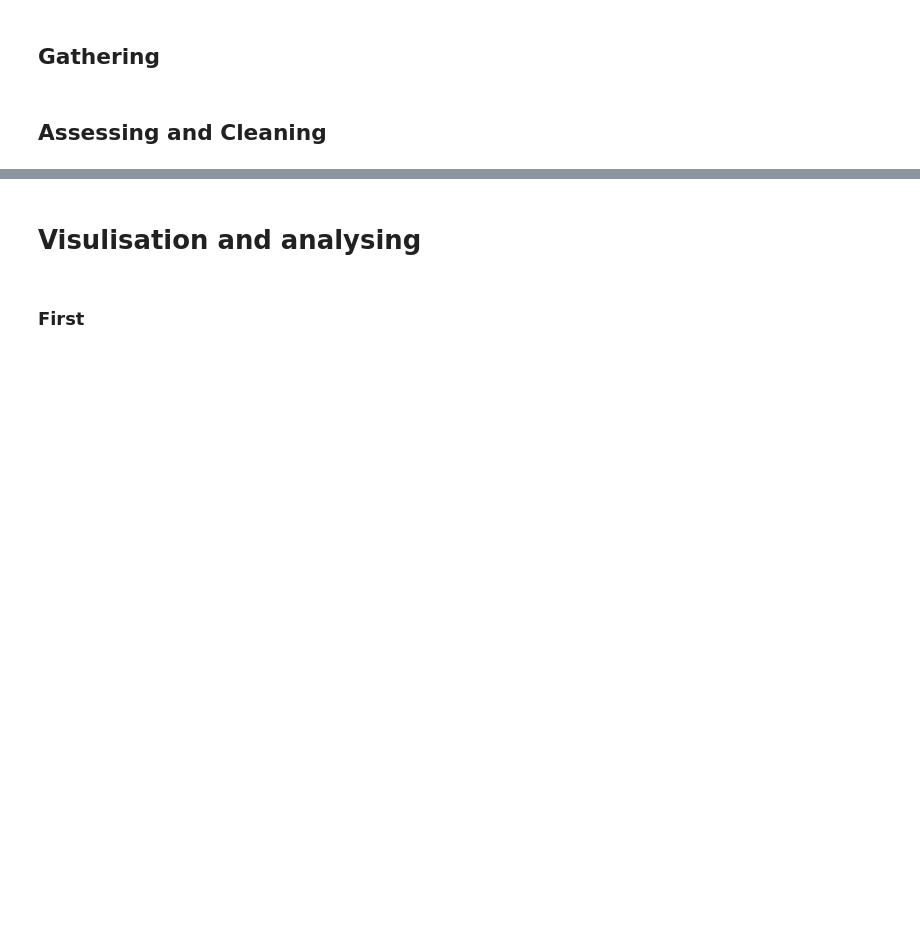
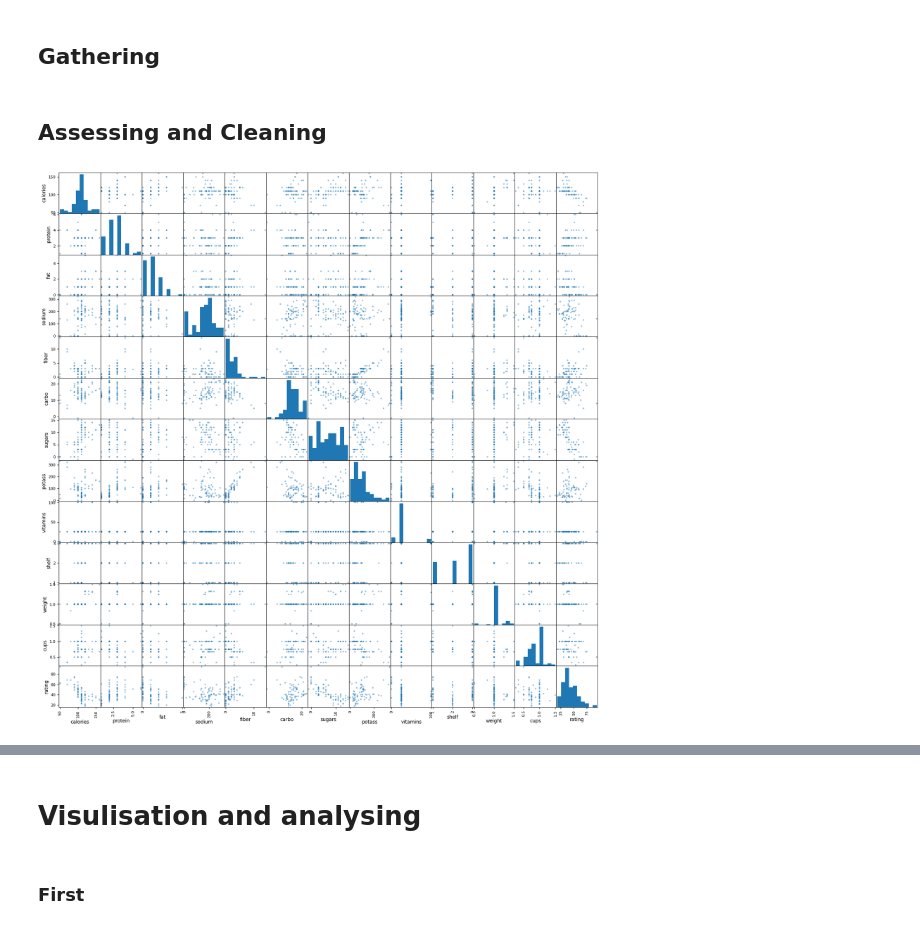
Before and after one commit to zyad-khaled/COGNORISE, a Jupyter notebook: Second task/secondproject.ipynb, the cells around one changed output, grey strips where cells are left out. Drawn from its saved outputs; the diff is of its cells as text; code cells hidden in the pictures; blank space fills up the shorter version.

```diff
--- a/Second task/secondproject.ipynb
+++ b/Second task/secondproject.ipynb
@@ -10,6 +10,10 @@ import matplotlib.pyplot as plt
 df = pd.read_csv("C:\\Users\\Al-arab\\Desktop\\COGNORISE\\Second task\\cereal.csv")
 # %% [markdown]
 ## Assessing and Cleaning
+# %%
+pd.plotting.scatter_matrix(df , figsize=(20,20));
+# %% [output]
+[figure, added]
 # %%
 df.describe()
 # there some cereal where carbo sugars and potass = -1 ans it is impossible so we will replace it by one
```
Also changed, not shown: parts of 28 cells of this notebook, 1 other file.
